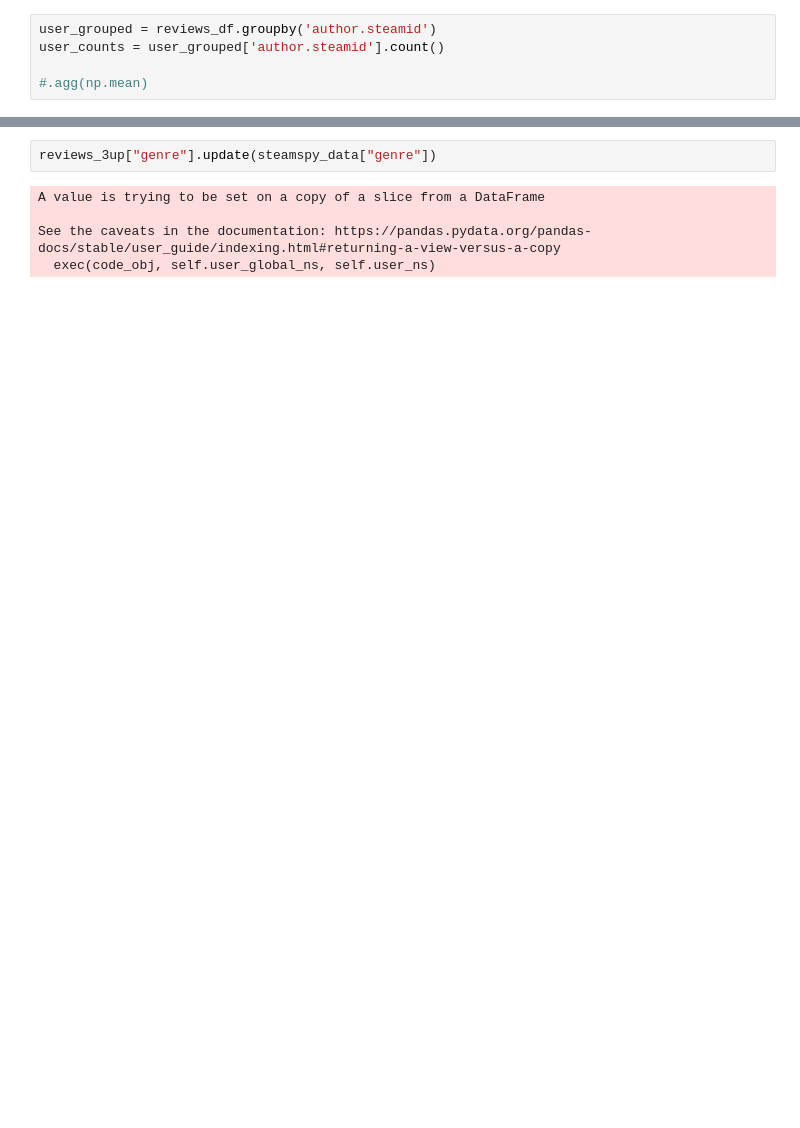
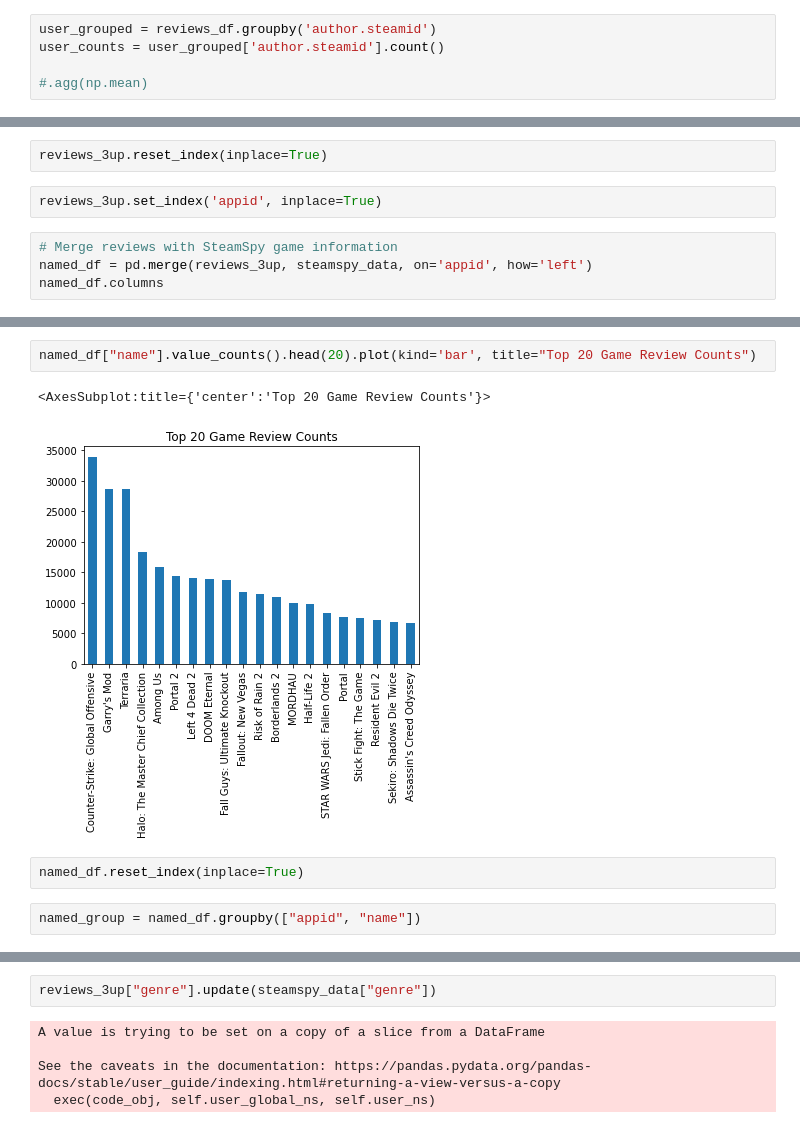
Before and after one commit to gibsongGH/SteamGameRecommender, a Jupyter notebook: notebooks/2_EDA.ipynb, the cells around one changed output, grey strips where cells are left out. Drawn from its saved outputs; the diff is of its cells as text; blank space fills up the shorter version.

```diff
--- a/notebooks/2_EDA.ipynb
+++ b/notebooks/2_EDA.ipynb
@@ -217,0 +250,8 @@ plt.show()
+# %%
+reviews_3up.reset_index(inplace=True)
+# %%
+reviews_3up.set_index('appid', inplace=True)
+# %%
+# Merge reviews with SteamSpy game information
+named_df = pd.merge(reviews_3up, steamspy_data, on='appid', how='left')
+named_df.columns
@@ -217,0 +289,9 @@ plt.show()
+# %%
+named_df["name"].value_counts().head(20).plot(kind='bar', title="Top 20 Game Review Counts")
+# %% [output]
+<AxesSubplot:title={'center':'Top 20 Game Review Counts'}>
+[figure, added]
+# %%
+named_df.reset_index(inplace=True)
+# %%
+named_group = named_df.groupby(["appid", "name"])
```
Also changed, not shown: parts of 114 cells of this notebook.
